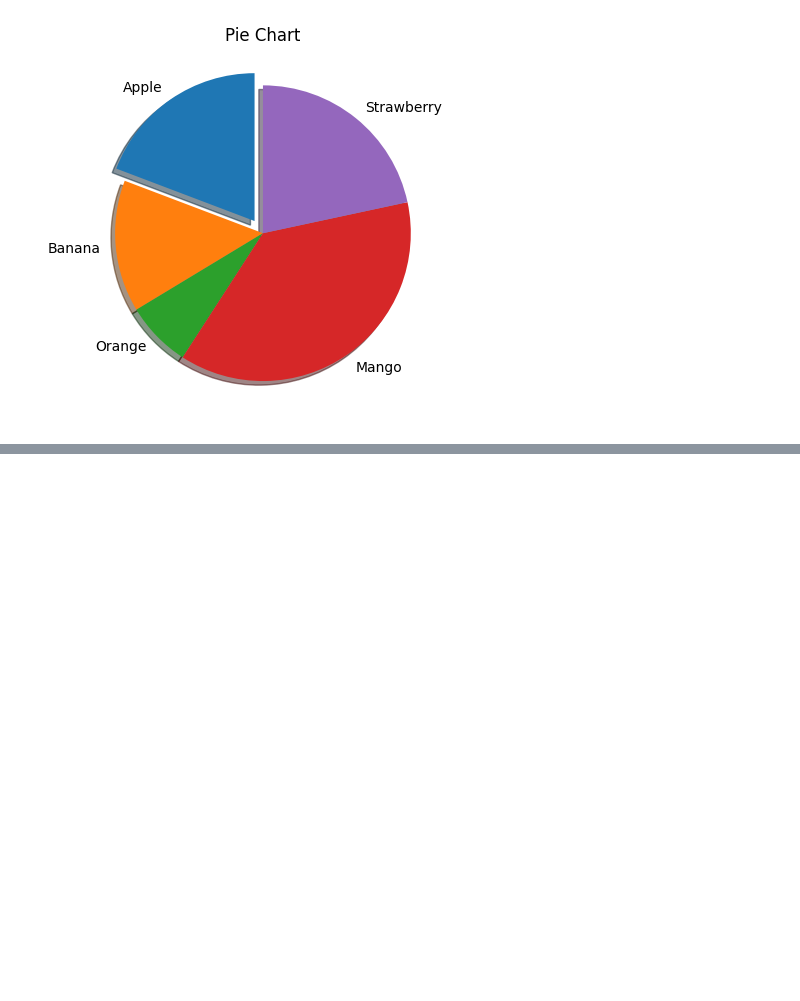
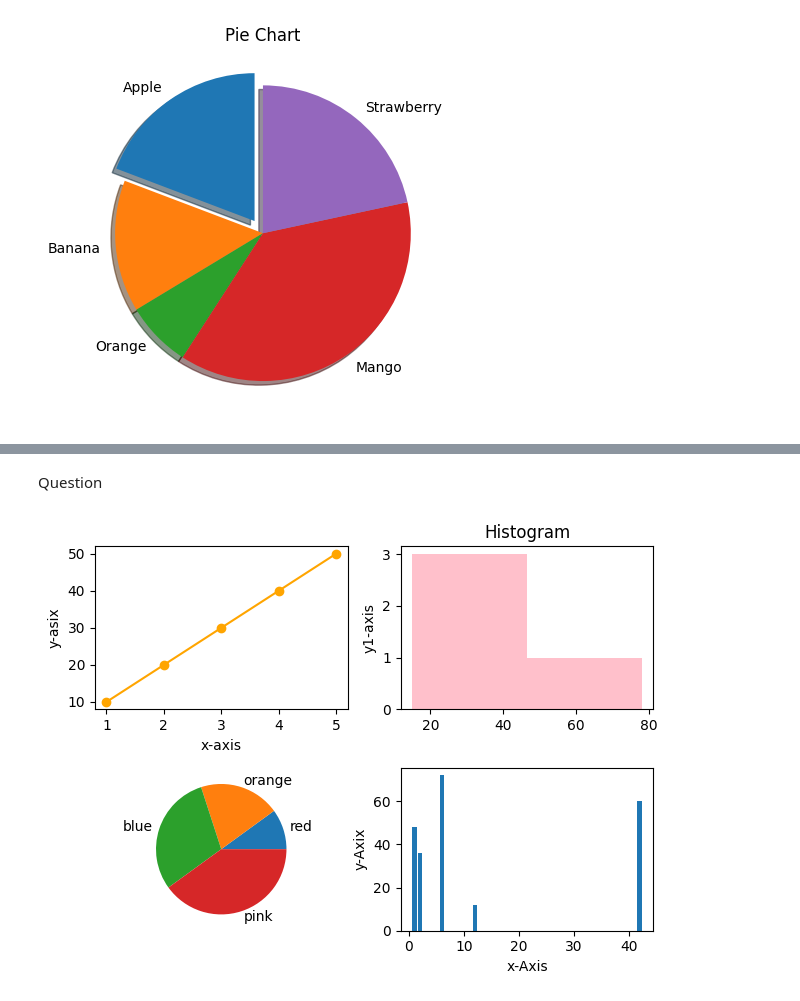
Before and after one commit to kunaldhabhai25-ctrl/Data-Science__45-Days, a Jupyter notebook: python(D-17).ipynb, the cells around one changed output, grey strips where cells are left out. Cells and saved outputs as stored; diff of their text form; code cells hidden in the pictures; blank space fills up the shorter version.

```diff
--- a/python(D-17).ipynb
+++ b/python(D-17).ipynb
@@ -46,0 +74,42 @@ plt.show()
+# %% [markdown]
+Question
+# %%
+import matplotlib.pyplot as plt
+# first chart
+x=[1,2,3,4,5]
+y=[10,20,30,40,50]
+plt.subplot(2,2,1)# row, column , position
+plt.xlabel("x-axis")
+plt.ylabel("y-asix")
+plt.plot(x,y,color="orange",marker="o")
+
+# Second chart
+# x1=["apple","banana","Orange","watermallon"]
+y1=[40,30,15,78]
+plt.subplot(2,2,2)
+# plt.xlabel("x1-axis")
+plt.ylabel("y1-axis")
+plt.hist(y1,bins=2,color="pink",orientation="vertical")
+plt.title("Histogram")
+plt.tight_layout()
+
+
+#third chart
+x2=["red","orange","blue","pink"]
+y2=[11,22,33,44]
+plt.subplot(2,2,3)
+plt.pie(y2,labels=x2)
+
+
+#fourth chart
+x3=[12,1,2,1,42,6]
+y3=[12,24,36,48,60,72]
+plt.subplot(2,2,4)
+plt.xlabel("x-Axis")
+plt.ylabel("y-Axix")
+plt.bar(x3,y3)
+plt.tight_layout()
+
+plt.show()
+# %% [output]
+[figure, added]
```
Also changed, not shown: parts of 2 cells of this notebook.
